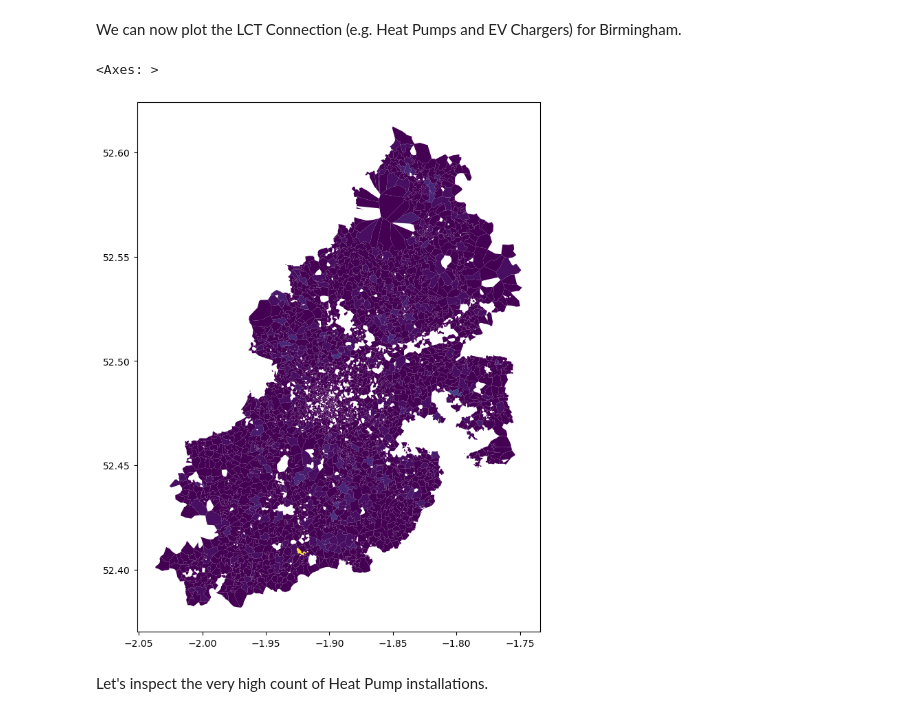
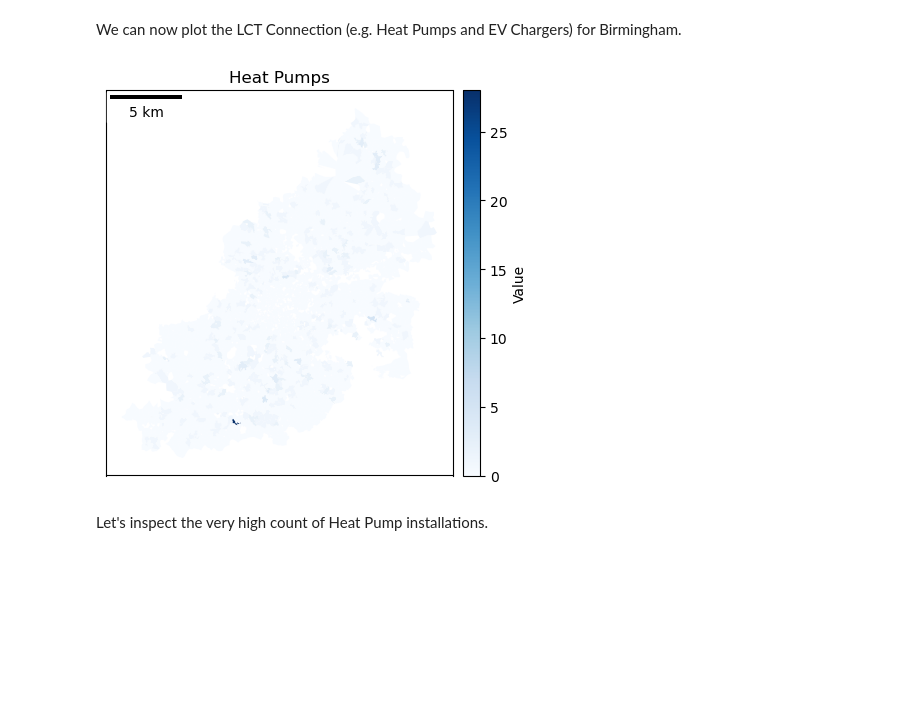
Before and after one commit to isaacflower/LCTMapping, a Jupyter notebook: dev/LCT_mapping.ipynb, the cells around one changed output. Saved outputs shown, nothing was run; the diff lists cells and outputs as text; code cells hidden in the pictures; blank space fills up the shorter version.

Commit message:
Updated Plotting Code

```diff
--- a/dev/LCT_mapping.ipynb
+++ b/dev/LCT_mapping.ipynb
@@ -202,8 +210,3 @@ birmingham_lct.head()
 # Plot LCTs
 # %% [markdown]
 We can now plot the LCT Connection (e.g. Heat Pumps and EV Chargers) for Birmingham.
-# %%
-birmingham_lct.plot(figsize=(10, 10), column='Heat Pumps')
-# %% [output]
-<Axes: >
-[figure, removed]
@@ -210,3 +270,7 @@ birmingham_lct.plot(figsize=(10, 10), column='Heat Pumps')
+# %%
+plot_geodataframe(gdf=birmingham_lct, column='Heat Pumps', title='Heat Pumps', output_file=False)
+# %% [output]
+[figure, added]
 # %% [markdown]
 Let's inspect the very high count of Heat Pump installations.
 # %%
```
Also changed, not shown: parts of 4 cells of this notebook.
